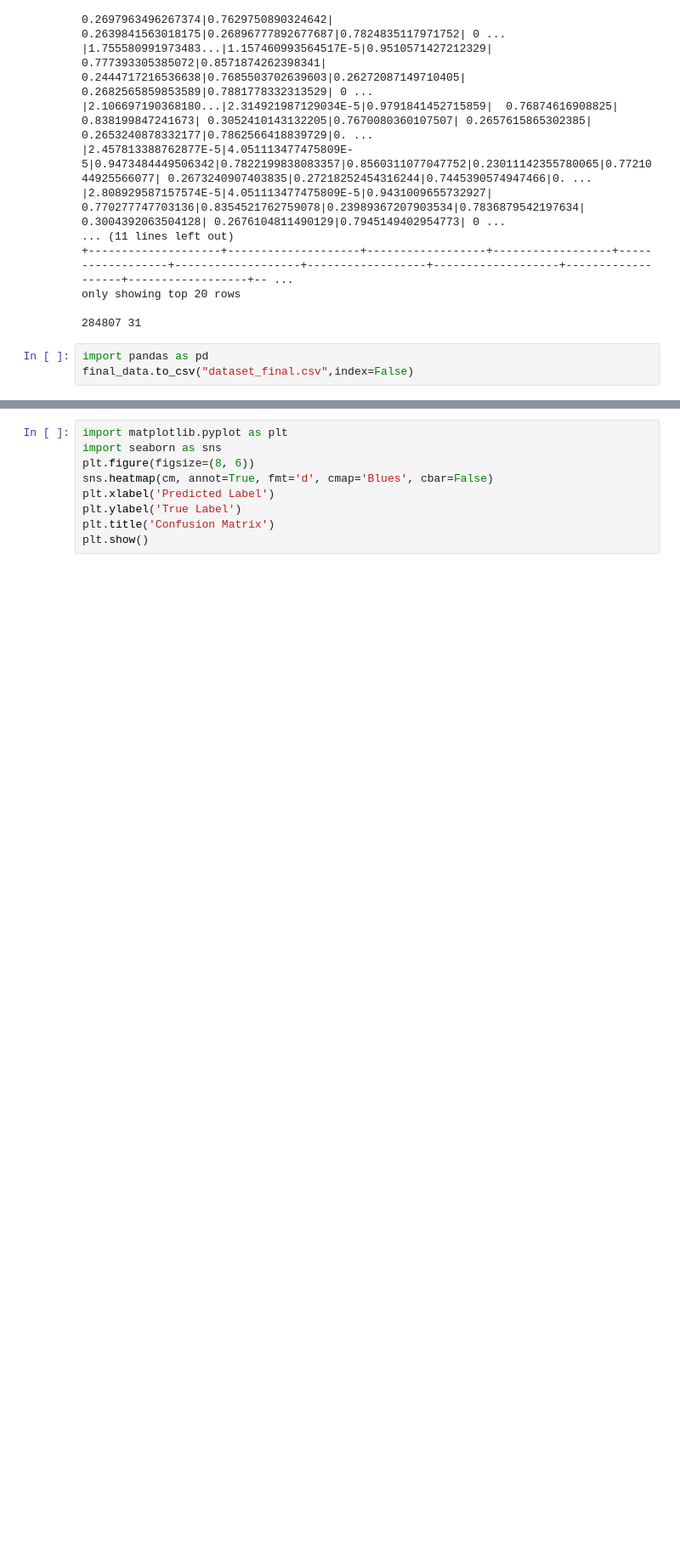
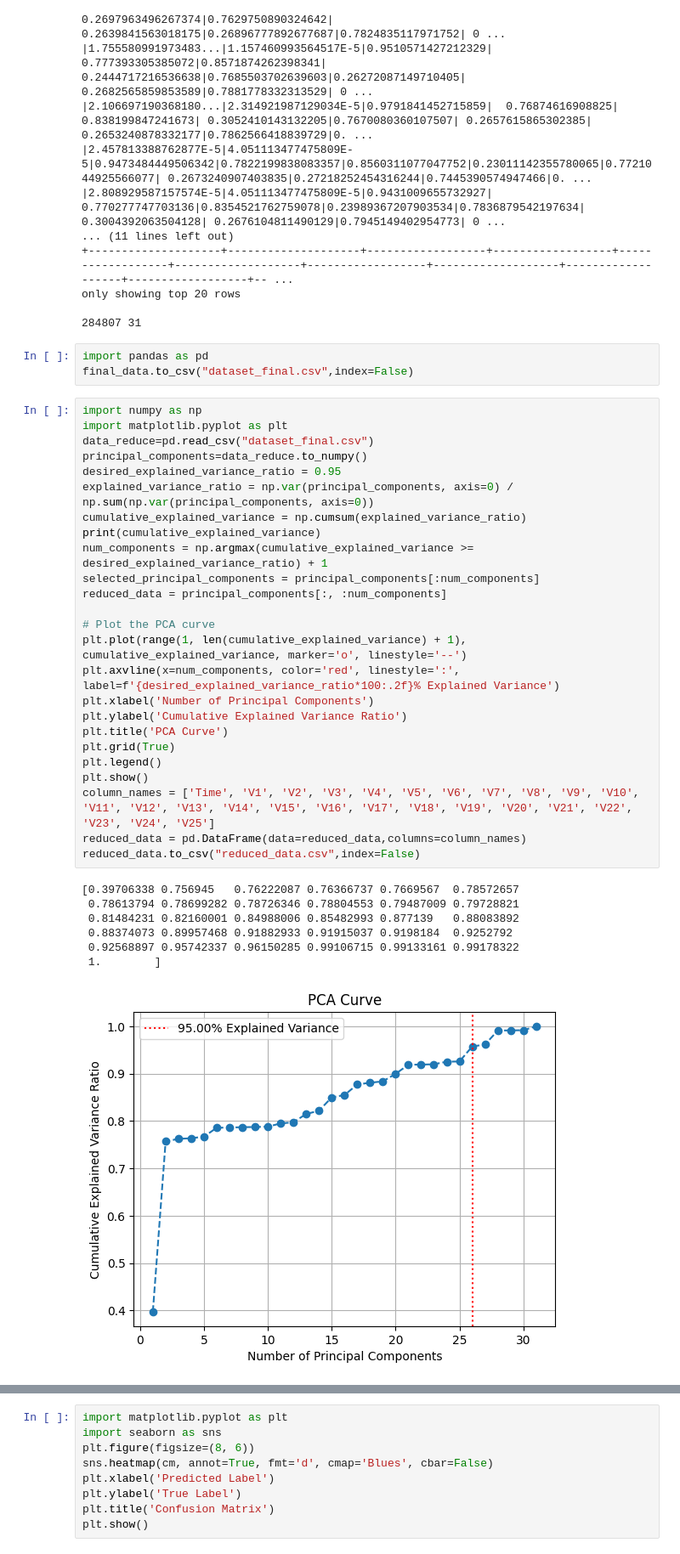
Before and after one commit to anutitto/dissertation, a Jupyter notebook: fraud_detection.ipynb, the cells around one changed output, grey strips where cells are left out. Shown: that part at 85% size. Drawn from its saved outputs; the diff is of its cells as text; blank space fills up the shorter version.

```diff
--- a/fraud_detection.ipynb
+++ b/fraud_detection.ipynb
@@ -151,6 +166,39 @@ only showing top 20 rows
 # %%
 import pandas as pd
 final_data.to_csv("dataset_final.csv",index=False)
+# %%
+import numpy as np
+import matplotlib.pyplot as plt
+data_reduce=pd.read_csv("dataset_final.csv")
+principal_components=data_reduce.to_numpy()
+desired_explained_variance_ratio = 0.95
+explained_variance_ratio = np.var(principal_components, axis=0) / np.sum(np.var(principal_components, axis=0))
+cumulative_explained_variance = np.cumsum(explained_variance_ratio)
+print(cumulative_explained_variance)
+num_components = np.argmax(cumulative_explained_variance >= desired_explained_variance_ratio) + 1
+selected_principal_components = principal_components[:num_components]
+reduced_data = principal_components[:, :num_components]
+
+# Plot the PCA curve
+plt.plot(range(1, len(cumulative_explained_variance) + 1), cumulative_explained_variance, marker='o', linestyle='--')
+plt.axvline(x=num_components, color='red', linestyle=':', label=f'{desired_explained_variance_ratio*100:.2f}% Explained Variance')
+plt.xlabel('Number of Principal Components')
+plt.ylabel('Cumulative Explained Variance Ratio')
+plt.title('PCA Curve')
+plt.grid(True)
+plt.legend()
+plt.show()
+column_names = ['Time', 'V1', 'V2', 'V3', 'V4', 'V5', 'V6', 'V7', 'V8', 'V9', 'V10', 'V11', 'V12', 'V13', 'V14', 'V15', 'V16', 'V17', 'V18', 'V19', 'V20', 'V21', 'V22', 'V23', 'V24', 'V25']
+reduced_data = pd.DataFrame(data=reduced_data,columns=column_names)
+reduced_data.to_csv("reduced_data.csv",index=False)
+# %% [output]
+[0.39706338 0.756945   0.76222087 0.76366737 0.7669567  0.78572657
+ 0.78613794 0.78699282 0.78726346 0.78804553 0.79487009 0.79728821
+ 0.81484231 0.82160001 0.84988006 0.85482993 0.877139   0.88083892
+ 0.88374073 0.89957468 0.91882933 0.91915037 0.9198184  0.9252792
+ 0.92568897 0.95742337 0.96150285 0.99106715 0.99133161 0.99178322
+ 1.        ]
+[figure, added]
 # %%
 # Oversample and plot imbalanced dataset with SMOTE
 from collections import Counter
```
Also changed, not shown: parts of 12 cells of this notebook.
